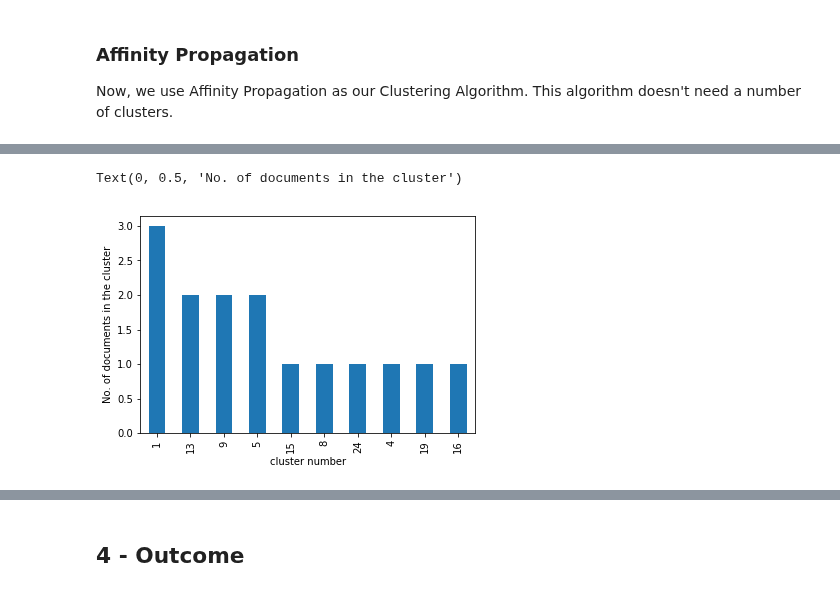
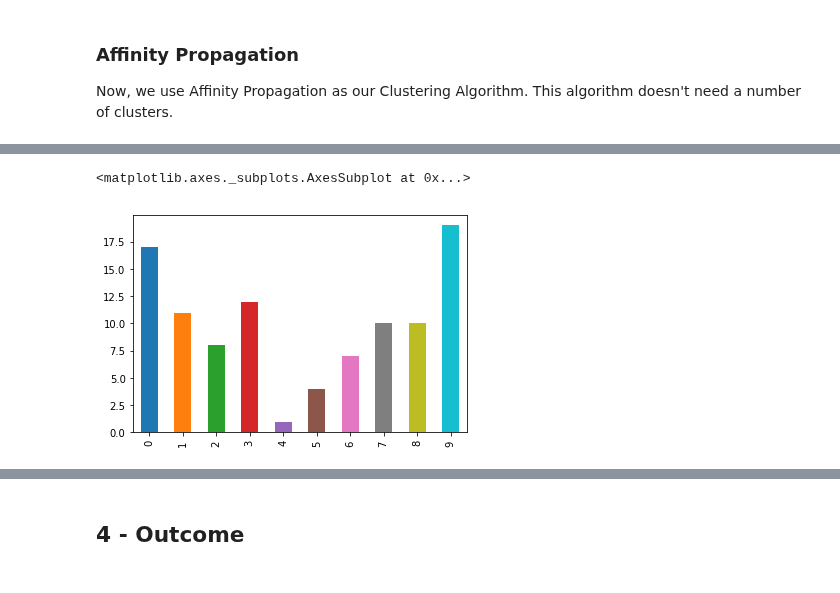
Before and after one commit to luisdiegocm/HWR_DataScience_Project, a Jupyter notebook: notebooks/2- Document Clustering.ipynb, the cells around one changed output, grey strips where cells are left out. Saved outputs shown, nothing was run; the diff lists cells and outputs as text; code cells hidden in the pictures.

Commit message:
Harmonizing Clustering and Extraction

```diff
--- a/notebooks/2- Document Clustering.ipynb
+++ b/notebooks/2- Document Clustering.ipynb
@@ -328,0 +312,3 @@ model = word2vec.Word2Vec(cleaned_text, workers=3,
+# %%
+# Load the model
+model = word2vec.Word2Vec.load("model_word2vec_clustering.model")
@@ -417,9 +402,8 @@ clus_val = rslt_df.ClusterLabel.value_counts()
 # %%
-clus_val = rslt_df.ClusterLabel.value_counts()
-
-pd.value_counts(clus_val).plot(kind="bar")
+# Plot Clusters
+clus_val.sort_index().plot(kind="bar")
 plt.xlabel('cluster number')
 plt.ylabel('No. of documents in the cluster')
 # %% [output]
-Text(0, 0.5, 'No. of documents in the cluster')
+<matplotlib.axes._subplots.AxesSubplot at 0x...>
-[figure, old version]
+[figure, new version]
```
Also changed, not shown: parts of 28 cells of this notebook, 7 other files.
